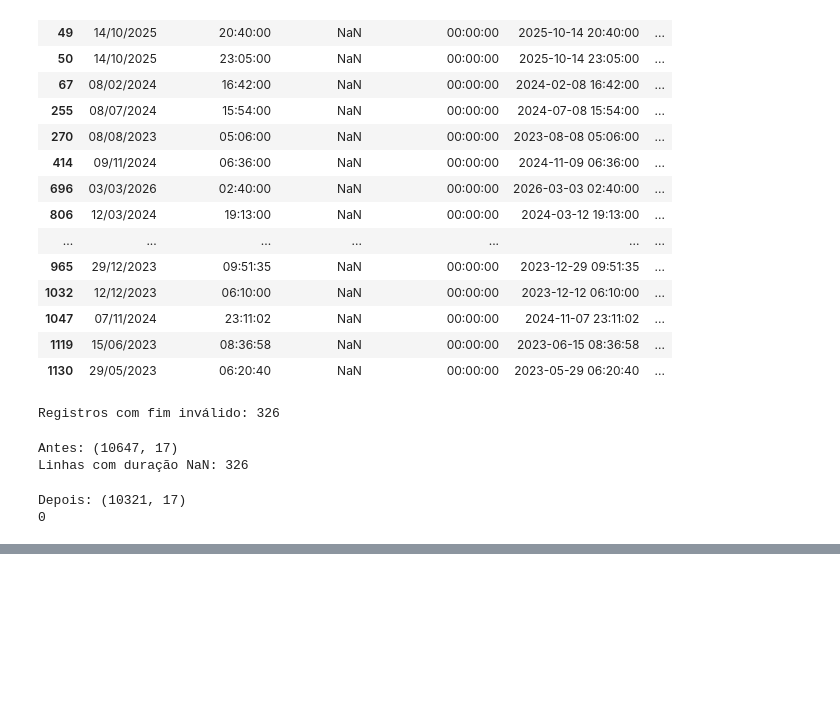
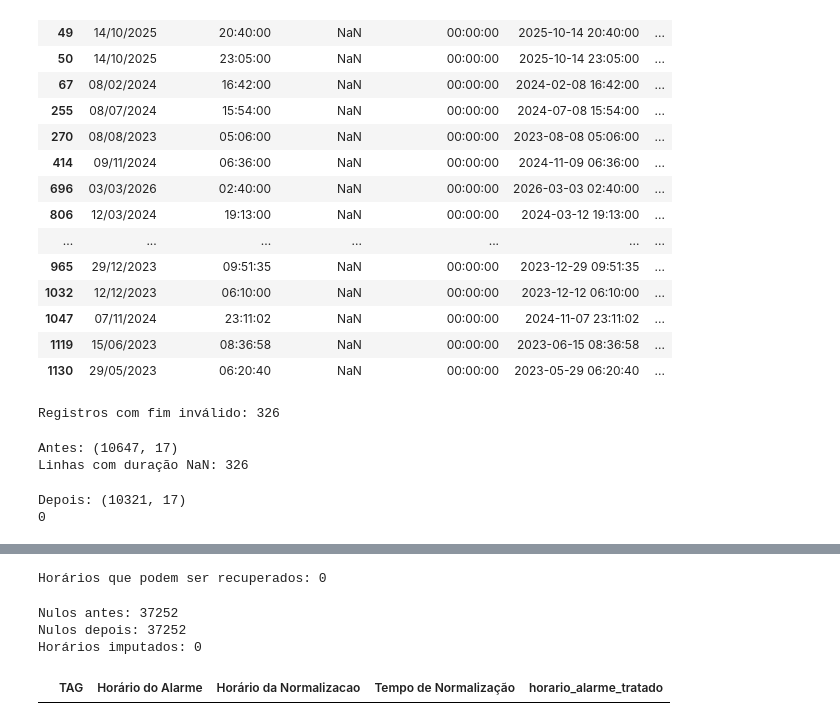
Before and after one commit to joaocardosodias/Lumem, a Jupyter notebook: eda/hipoteses/hipótese_5.ipynb, the cells around one changed output, grey strips where cells are left out. Cells and saved outputs as stored; diff of their text form; code cells hidden in the pictures; blank space fills up the shorter version.

```diff
--- a/eda/hipoteses/hipótese_5.ipynb
+++ b/eda/hipoteses/hipótese_5.ipynb
@@ -693,0 +888,65 @@ programada_trat = programada_trat.dropna(
+# %%
+# Preserva o horário original
+alarmes_trat["horario_alarme_tratado"] = alarmes_trat["Horário do Alarme"].copy()
+
+# Identifica quais horários podem ser reconstruídos
+mascara_imputacao = (
+    alarmes_trat["Horário do Alarme"].isna()
+    & alarmes_trat["Horário da Normalizacao"].notna()
+    & tempo_original.notna()
+)
+
+print("Horários que podem ser recuperados:", mascara_imputacao.sum())
+
+# Reconstrói:
+# início = normalização - tempo de normalização
+alarmes_trat.loc[
+    mascara_imputacao,
+    "horario_alarme_tratado"
+] = (
+    alarmes_trat.loc[
+        mascara_imputacao,
+        "Horário da Normalizacao"
+    ]
+    - tempo_original.loc[mascara_imputacao]
+)
+
+# Flag para sabermos quais valores foram imputados
+alarmes_trat["horario_alarme_imputado"] = mascara_imputacao
+# %% [output]
+Horários que podem ser recuperados: 0
+# %%
+print(
+    "Nulos antes:",
+    alarmes_trat["Horário do Alarme"].isna().sum()
+)
+
+print(
+    "Nulos depois:",
+    alarmes_trat["horario_alarme_tratado"].isna().sum()
+)
+
+print(
+    "Horários imputados:",
+    alarmes_trat["horario_alarme_imputado"].sum()
+)
+# %% [output]
+Nulos antes: 37252
+Nulos depois: 37252
+Horários imputados: 0
+# %%
+display(
+    alarmes_trat[
+        alarmes_trat["horario_alarme_imputado"]
+    ][
+        [
+            "TAG",
+            "Horário do Alarme",
+            "Horário da Normalizacao",
+            "Tempo de Normalização",
+            "horario_alarme_tratado"
+        ]
+    ].head(20)
+)
+# %% [output]
+|  | TAG | Horário do Alarme | Horário da Normalizacao | Tempo de Normalização | horario_alarme_tratado |
```
Also changed, not shown: parts of 4 cells of this notebook.
